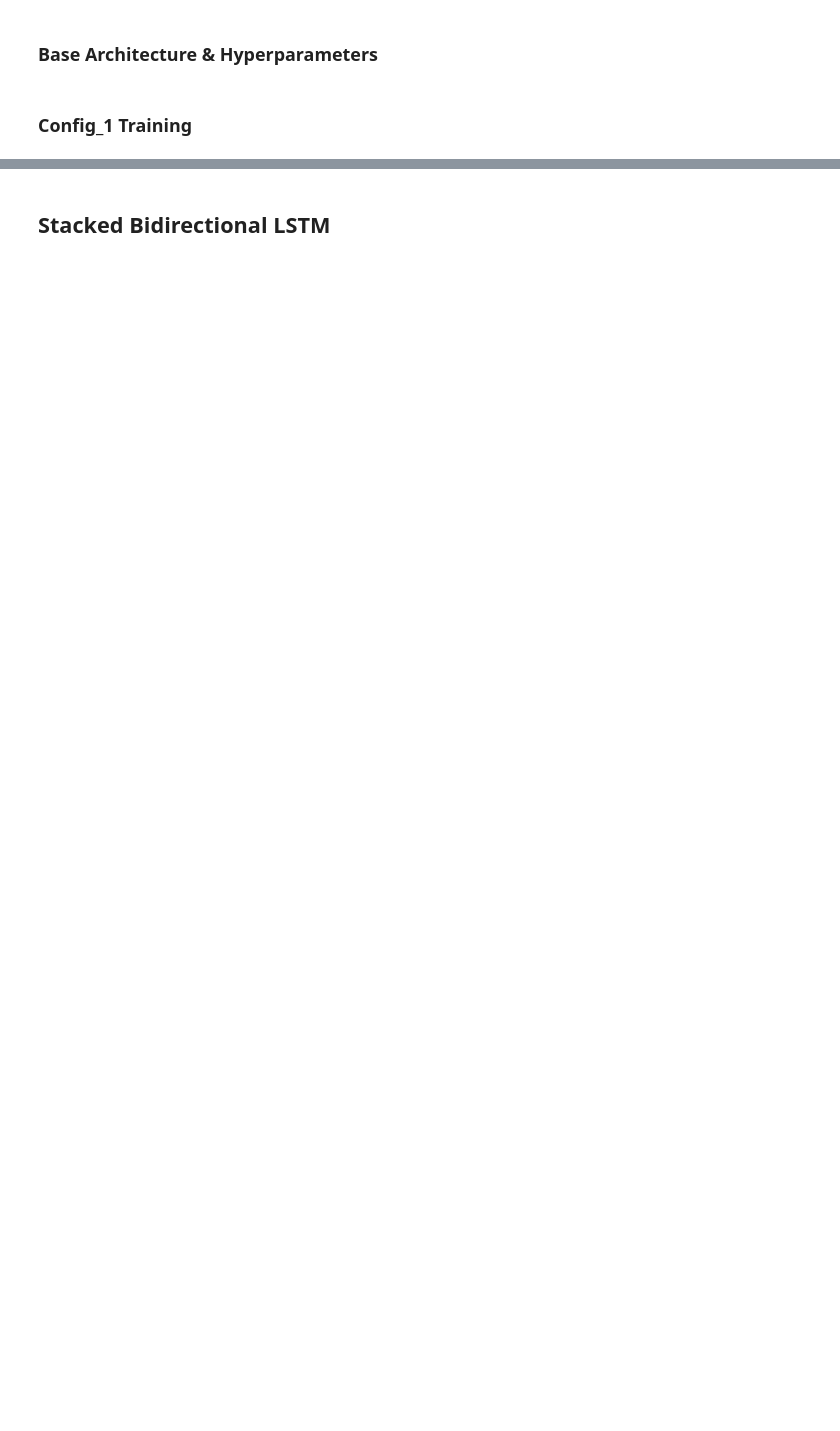
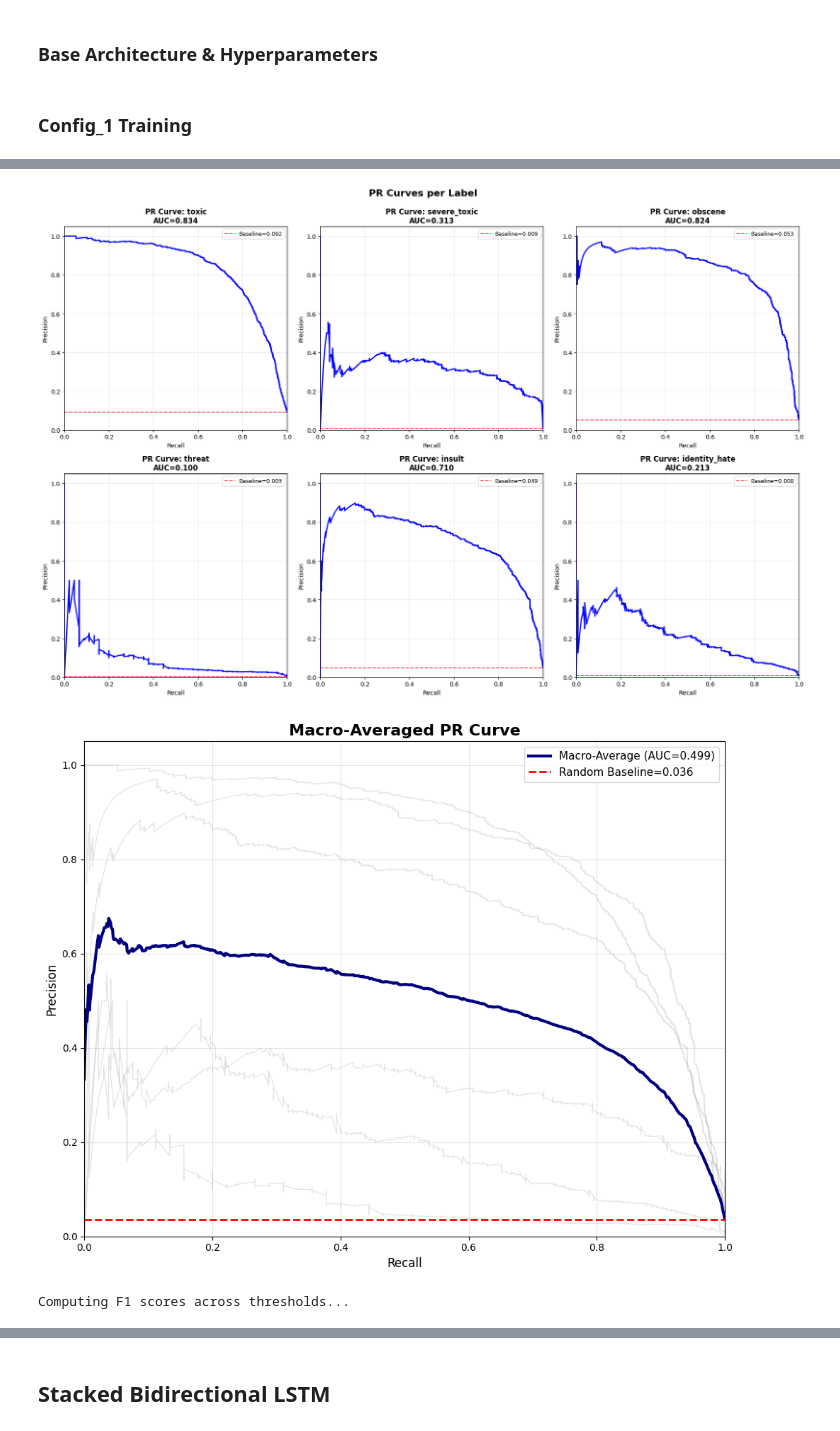
Before and after one commit to Zaid-Al-Habbal/nontoxic-world, a Jupyter notebook: notebooks/05_build_models_and_train_from_scratch.ipynb, the cells around one changed output, grey strips where cells are left out. Drawn from its saved outputs; the diff is of its cells as text; code cells hidden in the pictures; blank space fills up the shorter version.

```diff
--- a/notebooks/05_build_models_and_train_from_scratch.ipynb
+++ b/notebooks/05_build_models_and_train_from_scratch.ipynb
@@ -1052,0 +1001,40 @@ with wandb.init(project="nontoxic-world",
+# %%
+# Setup New Config
+config = base_config
+config["hidden_dim"] = 16
+
+model = StackedLSTMModel(
+    vocab_size=len(tokenizer),
+    embed_dim=config["embed_dim"],
+    n_layers=config["num_layers"],
+    hidden_dim=config["hidden_dim"],
+    dropout=config["dropout"]
+).to(device)
+
+# Training configuration
+xentropy = nn.BCEWithLogitsLoss()
+optimizer = torch.optim.AdamW(model.parameters(), lr=config["learning_rate"])
+
+# Metric (move to device!)
+macro_pr_auc = MultilabelAveragePrecision(
+    num_labels=6,
+    average="macro"
+).to(device)
+
+# Train
+with wandb.init(project="nontoxic-world",
+                name="from-scratch-stacked-lstm-config-2",
+                config=config,
+                notes="set hidden_dim=16"
+               ):
+    history = train(
+        model,
+        optimizer,
+        xentropy,
+        macro_pr_auc,
+        macro_pr_auc,
+        train_loader,
+        valid_loader,
+        config,
+        checkpoint_path='stacked_lstm_model.pth'
+    )
@@ -1052,0 +1073,6 @@ with wandb.init(project="nontoxic-world",
+# %%
+results = plot_pr_auc_and_f1(model, valid_loader, device)
+# Access results
+print(f"Macro PR-AUC: {results['macro_pr_auc']:.4f}")
+print(f"Use threshold: {results['best_f1_threshold']:.2f} for classification")
+# %% [output]
@@ -1052,0 +1081,3 @@ with wandb.init(project="nontoxic-world",
+[figure, added]
+[figure, added]
+Computing F1 scores across thresholds...
```
Also changed, not shown: parts of 78 cells of this notebook.
